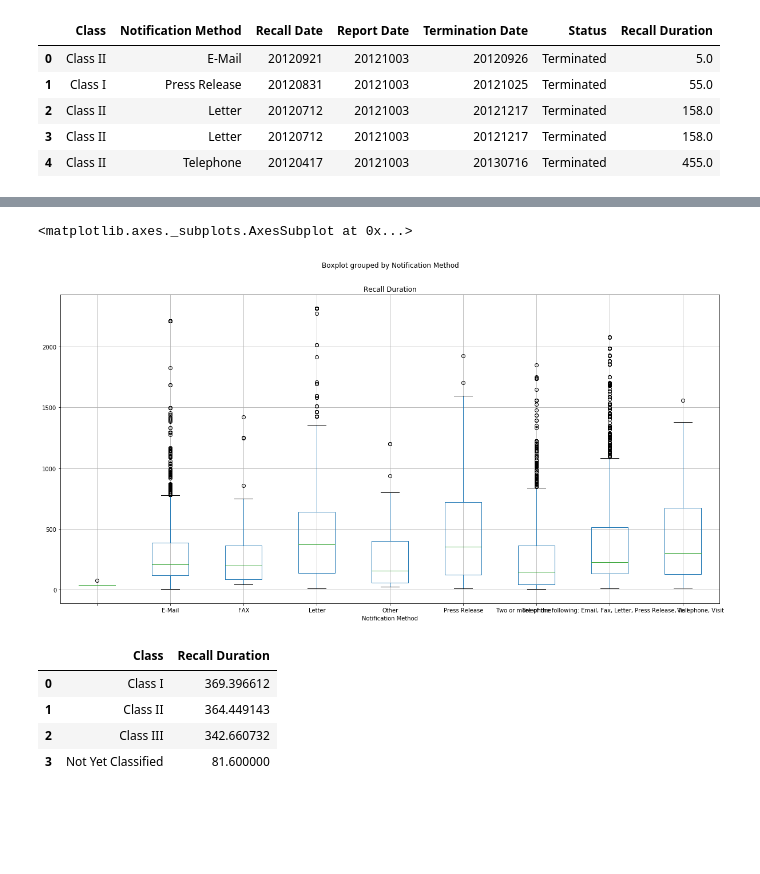
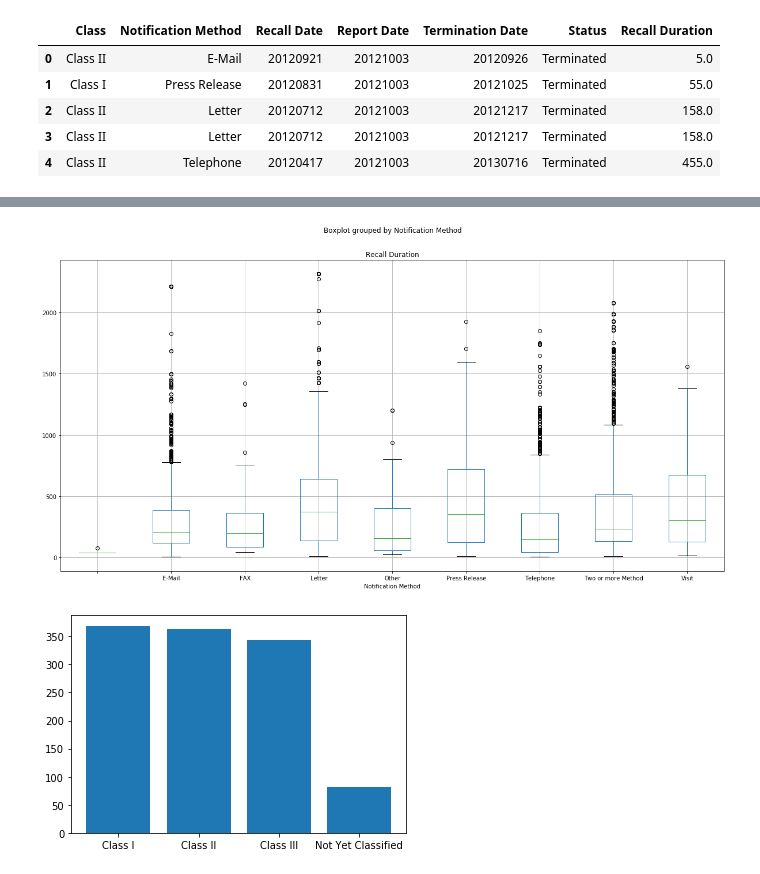
Before and after one commit to shuotang642/Group-2-Project-1, a Jupyter notebook: FDA.ipynb, the cells around one changed output, grey strips where cells are left out. Cells and saved outputs as stored; diff of their text form; code cells hidden in the pictures; blank space fills up the shorter version.

Commit message:
Cleaned Shuo's

```diff
--- a/FDA.ipynb
+++ b/FDA.ipynb
@@ -48,14 +48,16 @@ clean_df = TotalRecall[['classification',
                         'termination_date',
                         'status',
                         'Recall Duration']]
+# Rename Titles
 clean_df = clean_df.rename(columns = {'classification':'Class',
                                       'initial_firm_notification':'Notification Method',
                                       'recall_initiation_date':'Recall Date',
                                       'report_date':'Report Date',
                                       'termination_date':'Termination Date',
                                       'status':'Status'})
+
+clean_df['Notification Method'] = clean_df['Notification Method'].replace(np.NaN, 'Is Null value')
 clean_df.head()
-#group_df = clean_df.groupby("")[
 # %% [output]
 |  | Class | Notification Method | Recall Date | Report Date | Termination Date | Status | Recall Duration |
 | 0 | Class II | E-Mail | 20120921 | 20121003 | 20120926 | Terminated | 5.0 |
@@ -64,8 +66,15 @@ clean_df.head()
 | 3 | Class II | Letter | 20120712 | 20121003 | 20121217 | Terminated | 158.0 |
 | 4 | Class II | Telephone | 20120417 | 20121003 | 20130716 | Terminated | 455.0 |
 # %%
-clean_df = clean_df.dropna(subset=['Termination Date','Recall Duration'])
+#clean_df = clean_df.dropna(subset=['Termination Date','Recall Duration','Notification Method'])
+
+#Removes any null value rows
+clean_df = clean_df.dropna(how='any',axis=0)
+
+#Filter out any values that's greater than 5000
 clean_df = clean_df[clean_df['Recall Duration'] < 5000]
+
+#Assign each methods (not yet been use in any functions)
 Letter = clean_df[clean_df["Notification Method"] == "Letter"]["Recall Duration"]
 Email = clean_df[clean_df["Notification Method"] == "E-Mail"]["Recall Duration"]
 Press = clean_df[clean_df["Notification Method"] == "Press Release"]["Recall Duration"]
@@ -73,3 +82,7 @@ Phone = clean_df[clean_df["Notification Method"] == "Telephone"]["Recall Duratio
 Visit = clean_df[clean_df["Notification Method"] == "Visit"]["Recall Duration"]
 Other = clean_df[clean_df["Notification Method"] == "Other"]["Recall Duration"]
 Fax = clean_df[clean_df["Notification Method"] == "FAX"]["Recall Duration"]
+
+#Renaming the long string values
+clean_df.loc[clean_df['Notification Method'] == "Two or more of the following: Email, Fax, Letter, Press Release, Telephone, Visit", ['Notification Method']] = 'Two or more Method'
+clean_df
@@ -76,14 +108,11 @@ Fax = clean_df[clean_df["Notification Method"] == "FAX"]["Recall Duration"]
 # %%
-clean_df.boxplot("Recall Duration", by = "Notification Method", figsize = (20,10))
+bxplt_method = clean_df.boxplot("Recall Duration", by = "Notification Method", figsize = (20,10))
 # %% [output]
-<matplotlib.axes._subplots.AxesSubplot at 0x...>
-[figure, old version]
+[figure, new version]
 # %%
 mean = clean_df.groupby('Class')['Recall Duration'].mean().reset_index()
-mean.head()
+mean = round(mean)
+barplt_class = plt.bar(mean['Class'],mean['Recall Duration'], align="center")
+plt.show()
 # %% [output]
-|  | Class | Recall Duration |
-| 0 | Class I | 369.396612 |
-| 1 | Class II | 364.449143 |
-| 2 | Class III | 342.660732 |
-| 3 | Not Yet Classified | 81.600000 |
+[figure, added]
```
Also changed, not shown: parts of 2 cells of this notebook.
